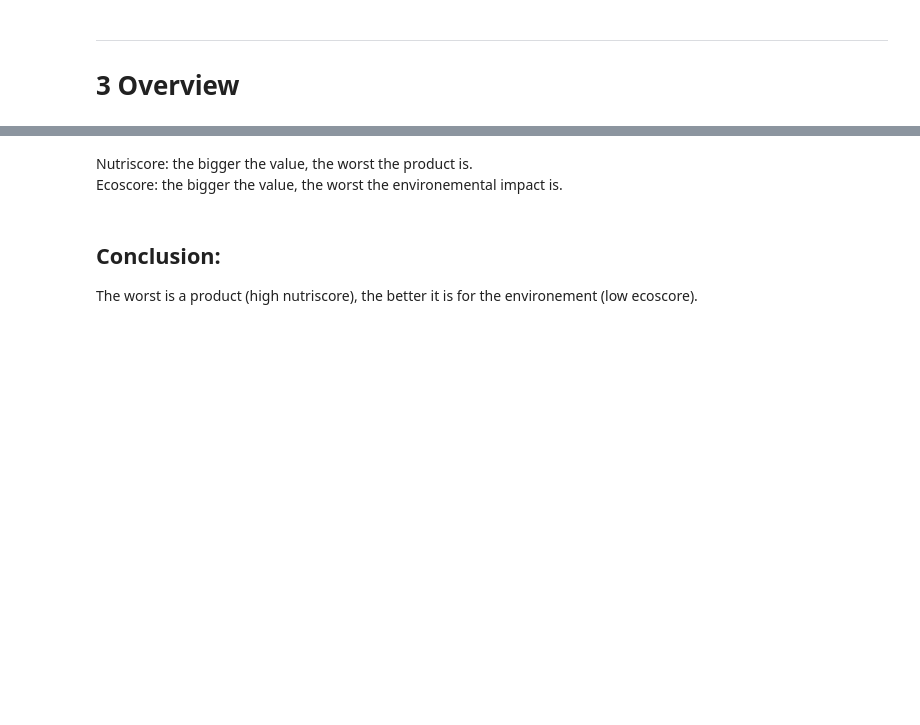
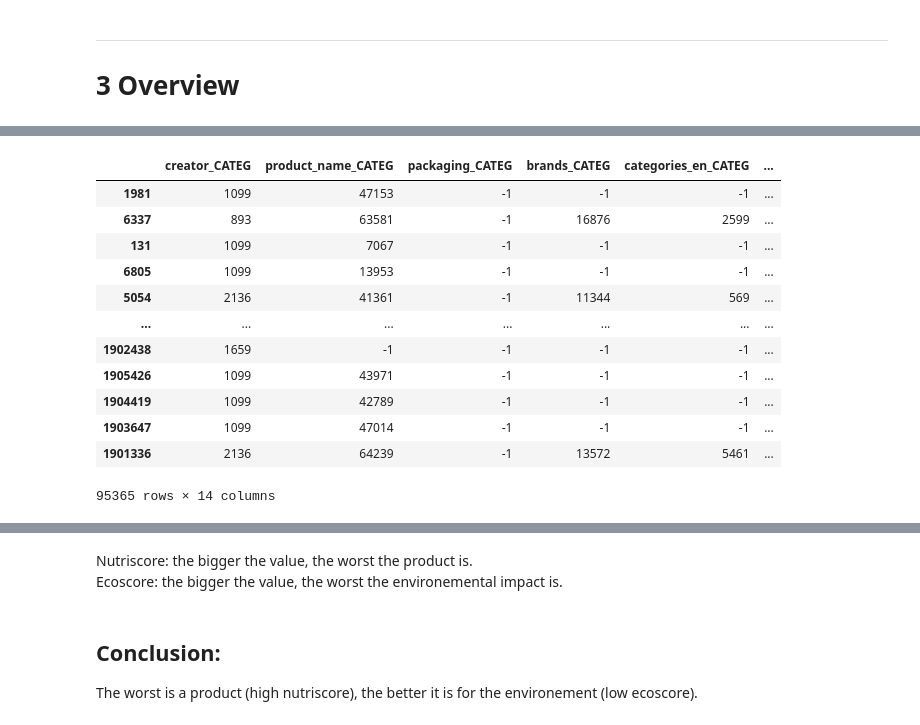
Before and after one commit to curiousmindflow/oc-ml-p2, a Jupyter notebook: exploration.ipynb, the cells around one changed output, grey strips where cells are left out. Cells and saved outputs as stored; diff of their text form; code cells hidden in the pictures; blank space fills up the shorter version.

```diff
--- a/exploration.ipynb
+++ b/exploration.ipynb
@@ -29,0 +142,19 @@ dataframe_distribution_overview(data)
+# %%
+for col in cols:
+    categs_to_nums.rename(columns={col: col + "_CATEG"}, inplace=True)
+
+categs_to_nums
+# %% [output]
+|  | creator_CATEG | product_name_CATEG | packaging_CATEG | brands_CATEG | categories_en_CATEG | ... |
+| 1981 | 1099 | 47153 | -1 | -1 | -1 | ... |
+| 6337 | 893 | 63581 | -1 | 16876 | 2599 | ... |
+| 131 | 1099 | 7067 | -1 | -1 | -1 | ... |
+| 6805 | 1099 | 13953 | -1 | -1 | -1 | ... |
+| 5054 | 2136 | 41361 | -1 | 11344 | 569 | ... |
+| ... | ... | ... | ... | ... | ... | ... |
+| 1902438 | 1659 | -1 | -1 | -1 | -1 | ... |
+| 1905426 | 1099 | 43971 | -1 | -1 | -1 | ... |
+| 1904419 | 1099 | 42789 | -1 | -1 | -1 | ... |
+| 1903647 | 1099 | 47014 | -1 | -1 | -1 | ... |
+| 1901336 | 2136 | 64239 | -1 | 13572 | 5461 | ... |
+95365 rows × 14 columns
```
Also changed, not shown: parts of 56 cells of this notebook, 2 other files.
